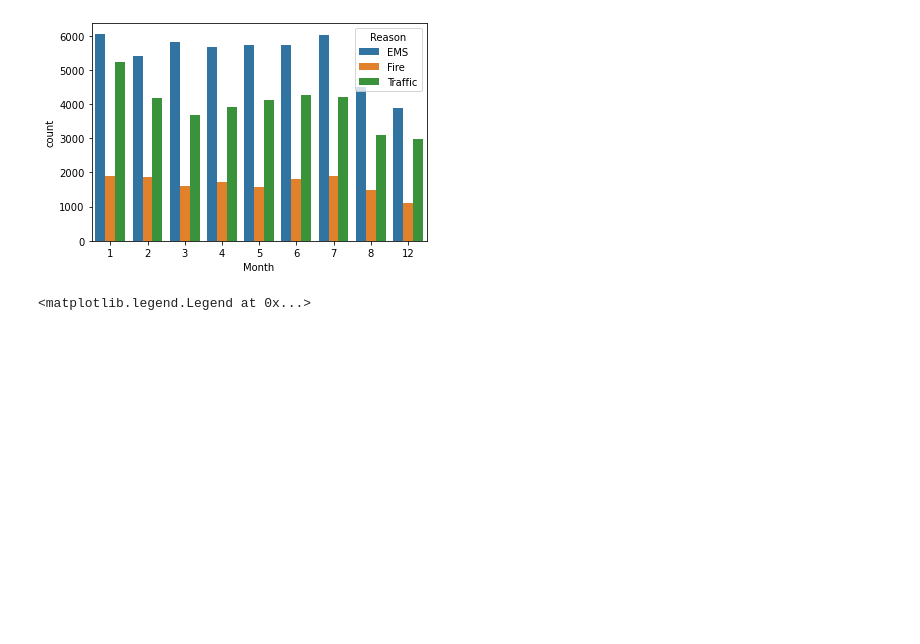
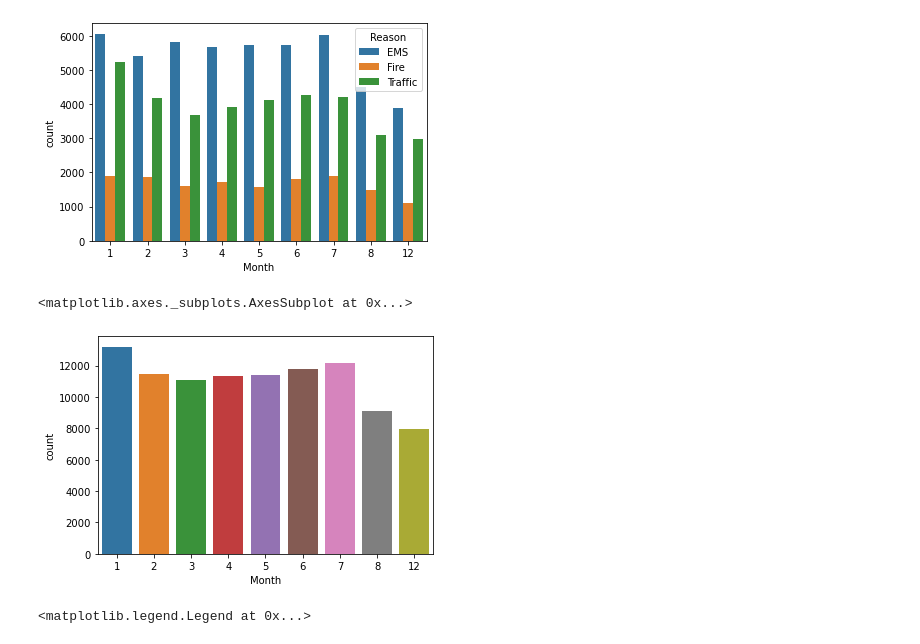
Before and after one commit to theodoredyer/DS-ML-Learning, a Jupyter notebook: DS_ML_Bootcamp-master/10-Data-Capstone-Projects/01-911 Calls Data Capstone Project.ipynb, the cells around one changed output. Drawn from its saved outputs; the diff is of its cells as text; code cells hidden in the pictures; blank space fills up the shorter version.

```diff
--- a/DS_ML_Bootcamp-master/10-Data-Capstone-Projects/01-911 Calls Data Capstone Project.ipynb
+++ b/DS_ML_Bootcamp-master/10-Data-Capstone-Projects/01-911 Calls Data Capstone Project.ipynb
@@ -252,6 +252,11 @@ sns.countplot(x='Month', hue='Reason', data=df)
 # %% [output]
 <matplotlib.axes._subplots.AxesSubplot at 0x...>
 [figure]
+# %%
+sns.countplot(x='Month', data=df)
+# %% [output]
+<matplotlib.axes._subplots.AxesSubplot at 0x...>
+[figure, added]
 # %%
 # %% [output]
 <matplotlib.legend.Legend at 0x...>
```
Also changed, not shown: parts of 3 cells of this notebook.
